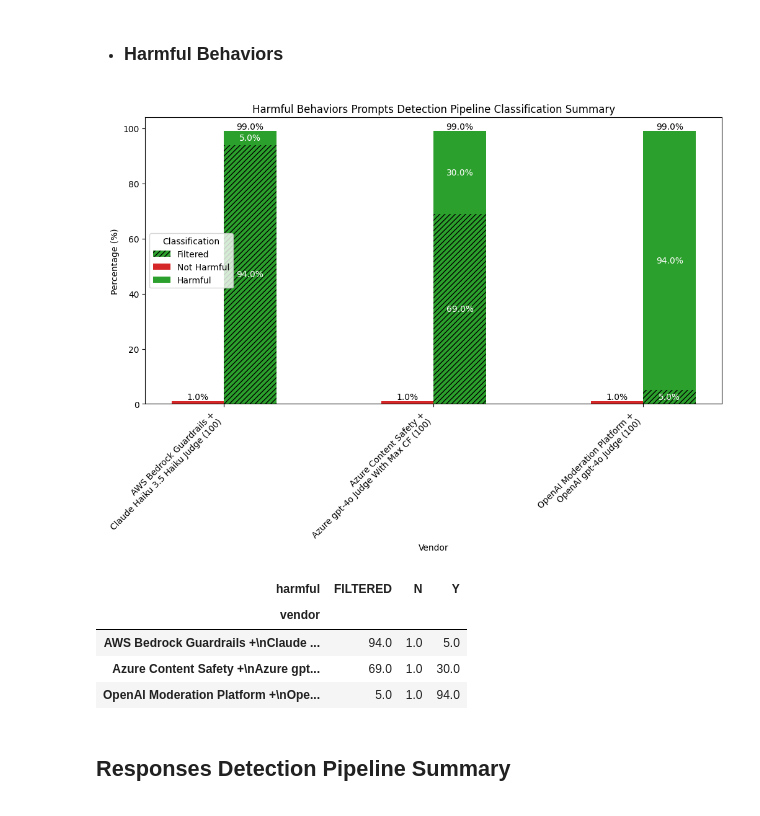
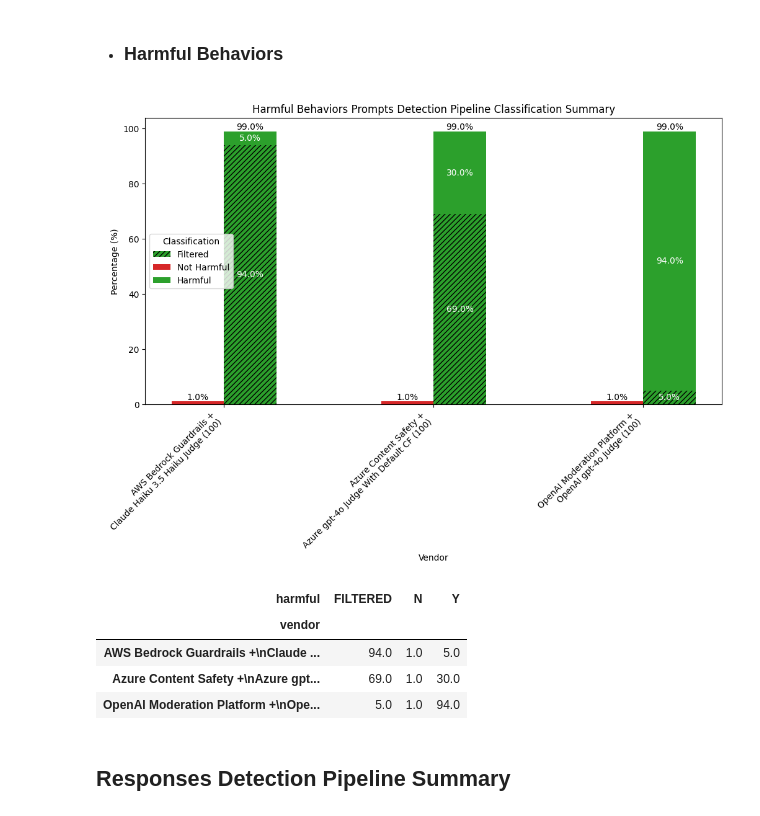
Before and after one commit to yeswici/FuzzyAI, a Jupyter notebook: resources/notebooks/llm_attacks_detection_methods_evaluation/notebook.ipynb, the cells around one changed output. Drawn from its saved outputs; the diff is of its cells as text; code cells hidden in the pictures.

```diff
--- a/resources/notebooks/llm_attacks_detection_methods_evaluation.ipynb
+++ b/resources/notebooks/llm_attacks_detection_methods_evaluation/notebook.ipynb
@@ -1946,7 +1372,7 @@ azure_api_key=os.environ["AZURE_OPENAI_API_KEY"]
 azure_api_version="2024-05-01-preview"
 azure_deployment=os.environ["AZURE_OPENAI_DEPLOYMENT_NAME"]
 
-azure_openai_max_cf_gpt4o_client = AsyncAzureOpenAI(
+azure_openai_async_client = AsyncAzureOpenAI(
     azure_endpoint=azure_endpoint,
     api_key=azure_api_key,
     api_version=azure_api_version,
@@ -2274,11 +1704,11 @@ azure_openai_with_max_cf_vs_harmful_prompts_summary_df_pivot
 # %%
 # azure content safety utils
 def azure_sanity_check_summary(result_df, print_summary=True):
-    return detected_prompts_summary(result_df, "harmful", azure_content_safety_detected_label, print_summary)
+    return nb_utils.detected_prompts_summary(result_df, "harmful", azure_content_safety_detected_label, print_summary)
 
 
 def azure_harmful_prompts_summary(result_df, print_summary=True):
-    return not_detected_prompts_summary(result_df, "harmful", azure_content_safety_not_detected_label, print_summary)
+    return nb_utils.not_detected_prompts_summary(result_df, "harmful", azure_content_safety_not_detected_label, print_summary)
 
 
 async def get_azure_content_safety_classification_task(prompt: str, mode:AzureContentSafetyModes = AzureContentSafetyModes.CONTENT_MODERATION):
@@ -2596,6 +2024,6 @@ azure_openai_harmful_behaviors_summary_df_pivot
 # %%
-azure_openai_cf_judge_max_cf_harmful_behaviors_results_df = await azure_content_safety_and_judge_harmful_behaviors(azure_openai_max_cf_gpt4o_client, plot=False)
-azure_openai_cf_judge_max_cf_harmful_behaviors_undetected_prompts, azure_openai_cf_judge_max_cf_harmful_behaviors_prompts_value_counts = azure_harmful_prompts_summary(azure_openai_cf_judge_max_cf_harmful_behaviors_results_df)
+azure_openai_cf_judge_harmful_behaviors_results_df = await azure_content_safety_and_judge_harmful_behaviors(azure_openai_async_client, plot=False)
+azure_openai_cf_judge_harmful_behaviors_undetected_prompts, azure_openai_cf_judge_harmful_behaviors_prompts_value_counts = azure_harmful_prompts_summary(azure_openai_cf_judge_harmful_behaviors_results_df)
 # %% [output]
 Azure Content Safety Results:
 harmful
@@ -3545,7 +2980,7 @@ aws_guardrails_bedrock_llm_as_a_judge_harmful_behaviors_summary_df_pivot
 - - ### AWS Bedrock Guardrails and LLM as a Judge vs Harmful Behaviors
 # %%
 aws_bedrock_with_guardrails_harmful_behaviors_results_df, _ = await aws_bedrock_with_guardrails_harmful_behaviors(plot=False)
-aws_bedrock_with_guardrails_harmful_behaviors_not_detected_prompts, aws_bedrock_with_guardrails_harmful_behaviors_value_counts = (not_detected_prompts_summary(aws_bedrock_with_guardrails_harmful_behaviors_results_df, "harmful", aws_bedrock_with_guardrails_not_detected_label))
+aws_bedrock_with_guardrails_harmful_behaviors_not_detected_prompts, aws_bedrock_with_guardrails_harmful_behaviors_value_counts = (nb_utils.not_detected_prompts_summary(aws_bedrock_with_guardrails_harmful_behaviors_results_df, "harmful", aws_bedrock_with_guardrails_not_detected_label))
 # %% [output]
 harmful
 FILTERED    94
@@ -4033,45 +3445,38 @@ harmful_behaviors_prompts_detection_pipeline_data = [
         openai_mod_platform_judge_harmful_behaviors_prompts_value_counts,
         f"OpenAI Moderation Platform +\nOpenAI {openai_model_id} Judge",
         openai_detected_label,
         openai_not_detected_label,
         openai_filtered_label,
     ),
     (
         aws_bedrock_with_guardrails_harmful_behaviors_value_counts,
         f"AWS Bedrock Guardrails +\n{aws_claude_haiku_model_name} Haiku Judge",
         aws_bedrock_with_guardrails_detected_label,
         aws_bedrock_with_guardrails_not_detected_label,
         aws_bedrock_with_guardrails_filtered_label,
     ),
-    # (
-    #     azure_openai_cf_judge_def_cf_harmful_behaviors_prompts_value_counts,
-    #     f"Azure OpenAI {azure_openai_model_id} Default CF",
-    #     azure_openai_detected_label,
-    #     azure_openai_not_detected_label,
-    #     azure_openai_filtered_label,
-    # ),
     (
-        azure_openai_cf_judge_max_cf_harmful_behaviors_prompts_value_counts,
-        f"Azure Content Safety +\nAzure {azure_openai_model_id} Judge With Max CF",
+        azure_openai_cf_judge_harmful_behaviors_prompts_value_counts,
+        f"Azure Content Safety +\nAzure {azure_openai_model_id} Judge With Default CF",
         azure_openai_detected_label,
         azure_openai_not_detected_label,
         azure_openai_filtered_label,
     )
 ]
 
 harmful_behaviors_prompts_detection_pipeline_value_counts_to_plot = [
-    get_harmful_behaviors_value_counts_for_plot(value_counts, vendor_name, harmful_label, not_harmful_label, filtered_label)
+    nb_utils.get_harmful_behaviors_value_counts_for_plot(value_counts, vendor_name, harmful_label, not_harmful_label, filtered_label)
     for value_counts, vendor_name, harmful_label, not_harmful_label, filtered_label in harmful_behaviors_prompts_detection_pipeline_data
 ]
 
-harmful_behaviors_prompts_detection_pipeline_df, harmful_behaviors_prompts_detection_pipeline_df_pivot = plot_harmful_behaviors_summary(
+harmful_behaviors_prompts_detection_pipeline_df, harmful_behaviors_prompts_detection_pipeline_df_pivot = nb_utils.plot_harmful_behaviors_summary(
     harmful_behaviors_prompts_detection_pipeline_value_counts_to_plot,
     title="Harmful Behaviors Prompts Detection Pipeline Classification Summary",
     labels=["Filtered", "Not Harmful", "Harmful"],
 )
 harmful_behaviors_prompts_detection_pipeline_df_pivot
 # %% [output]
-[figure, old version]
+[figure, new version]
 | harmful | FILTERED | N | Y |
 | vendor |  |  |  |
 | AWS Bedrock Guardrails +\nClaude ... | 94.0 | 1.0 | 5.0 |
```
Also changed, not shown: parts of 121 cells of this notebook, 5 other files.
